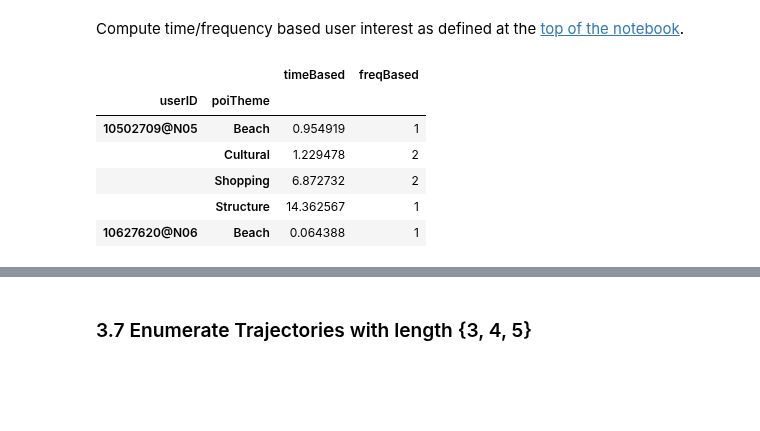
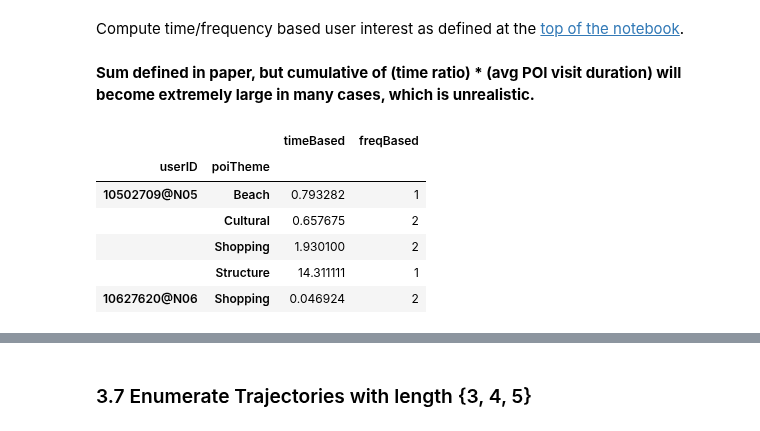
Before and after one commit to chengsoonong/digbeta, a Jupyter notebook: tour/experiment.ipynb, the cells around one changed output, grey strips where cells are left out. Saved outputs shown, nothing was run; the diff lists cells and outputs as text; code cells hidden in the pictures; blank space fills up the shorter version.

```diff
--- a/tour/experiment.ipynb
+++ b/tour/experiment.ipynb
@@ -518,17 +524,5 @@ user_interest['timeRatio'] = [poi_avg_pop.loc[x, 'avgDuration(sec)'] for x in us
 user_interest['timeRatio'] = user_interest['poiDuration(sec)'] / user_interest['timeRatio']
 user_interest['poiTheme'] = [poi_all.loc[x, 'poiTheme'] for x in user_interest['poiID']]
 user_interest.drop(['poiID', 'poiDuration(sec)'], axis=1, inplace=True)
-user_interest = user_interest.groupby(['userID', 'poiTheme']).agg([np.sum, np.size])
-user_interest.columns = user_interest.columns.droplevel()
-user_interest.rename(columns={'sum':'timeBased', 'size':'freqBased'}, inplace=True)
-user_interest.reset_index(inplace=True)
-user_interest.set_index(['userID', 'poiTheme'], inplace=True)
-user_interest.head()
-# %% [output]
-|  |  | timeBased | freqBased |
-| userID | poiTheme |  |  |
-| 10502709@N05 | Beach | 0.954919 | 1 |
-|  | Cultural | 1.229478 | 2 |
-|  | Shopping | 6.872732 | 2 |
-|  | Structure | 14.362567 | 1 |
-| 10627620@N06 | Beach | 0.064388 | 1 |
+# %% [markdown]
+**Sum defined in paper, but cumulative of (time ratio) * (avg POI visit duration) will become extremely large in many cases, which is unrealistic.**
@@ -535,3 +532,18 @@ user_interest.head()
+# %%
+user_interest.columns = user_interest.columns.droplevel()
+#user_interest.rename(columns={'sum':'timeBased', 'size':'freqBased'}, inplace=True)
+user_interest.rename(columns={'mean':'timeBased', 'size':'freqBased'}, inplace=True)
+user_interest.reset_index(inplace=True)
+user_interest.set_index(['userID', 'poiTheme'], inplace=True)
+user_interest.head()
+# %% [output]
+|  |  | timeBased | freqBased |
+| userID | poiTheme |  |  |
+| 10502709@N05 | Beach | 0.793282 | 1 |
+|  | Cultural | 0.657675 | 2 |
+|  | Shopping | 1.930100 | 2 |
+|  | Structure | 14.311111 | 1 |
+| 10627620@N06 | Shopping | 0.046924 | 2 |
 # %% [markdown]
 <a id='sec3.7'></a>
 # %% [markdown]
```
Also changed, not shown: parts of 28 cells of this notebook.
